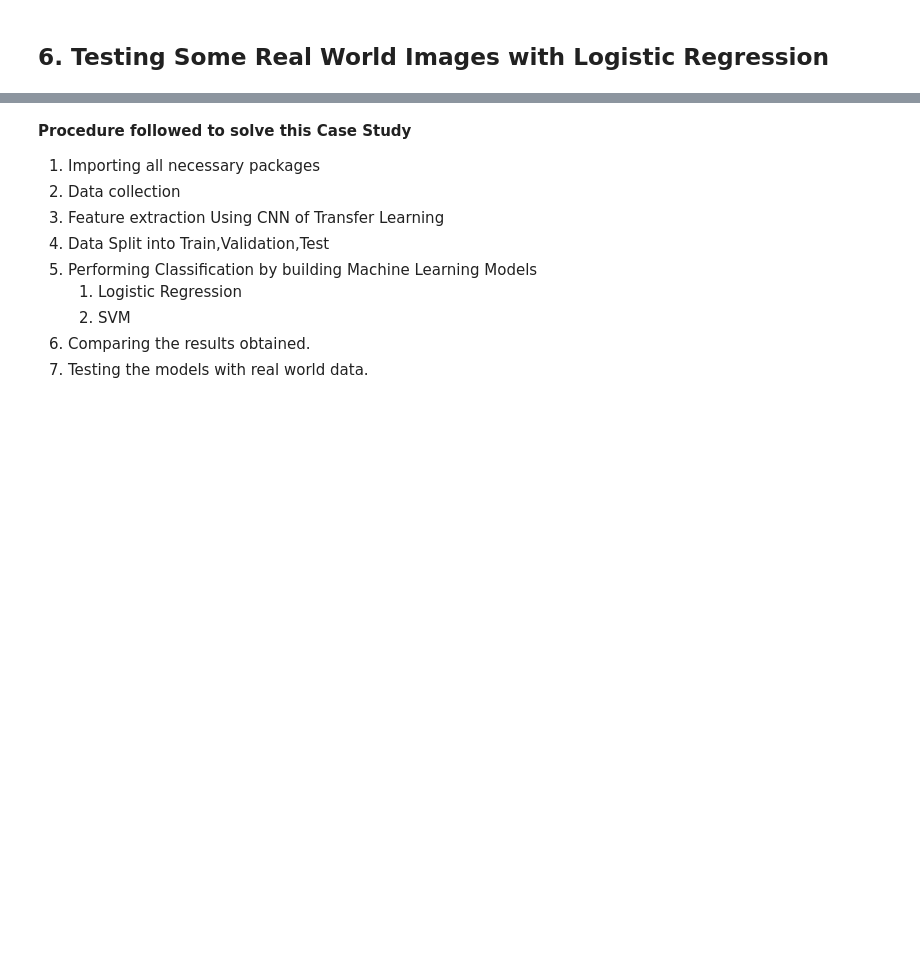
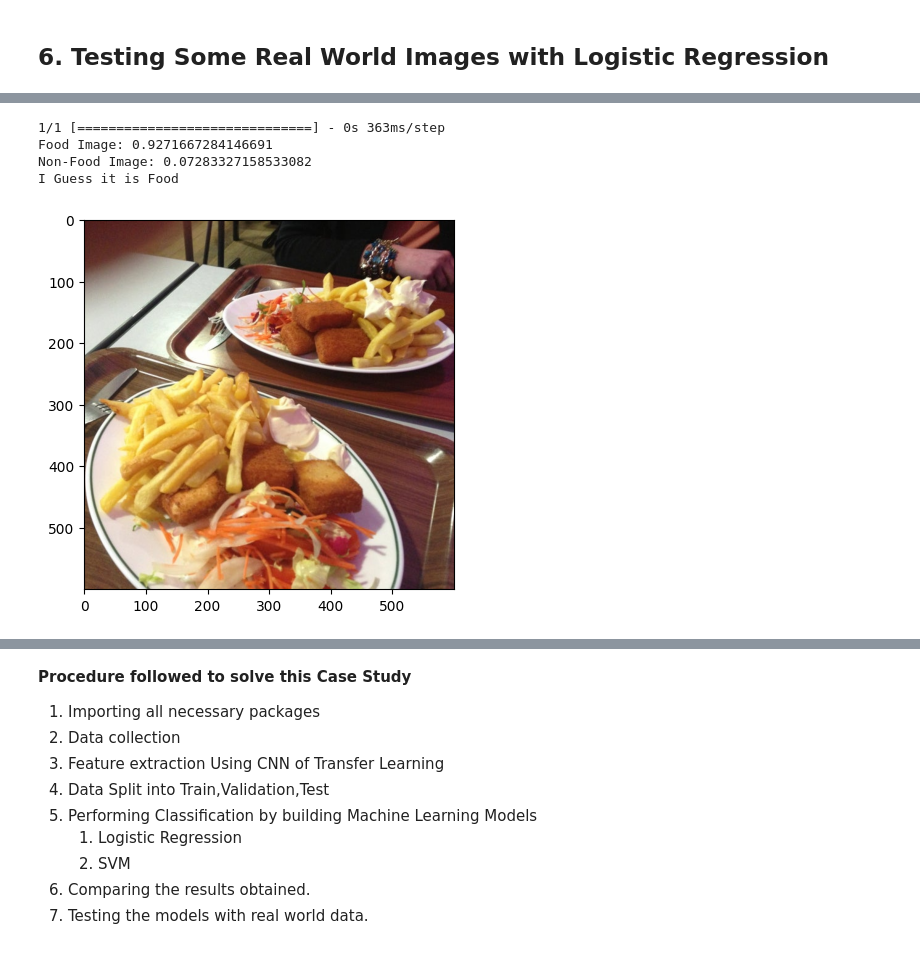
Before and after one commit to Federicosoldati/FoodImageClassification-MichelinGuide, a Jupyter notebook: FoodImage_Classification.ipynb, the cells around one changed output, grey strips where cells are left out. Drawn from its saved outputs; the diff is of its cells as text; code cells hidden in the pictures; blank space fills up the shorter version.

```diff
--- a/FoodImage_Classification.ipynb
+++ b/FoodImage_Classification.ipynb
@@ -474,0 +408,8 @@ I Guess it is Non-Food
+# %%
+image_classifier('alma2.jpg')
+# %% [output]
+1/1 [==============================] - 0s 363ms/step
+Food Image: 0.9271667284146691
+Non-Food Image: 0.07283327158533082
+I Guess it is Food
+[figure, added]
```
Also changed, not shown: parts of 32 cells of this notebook.
